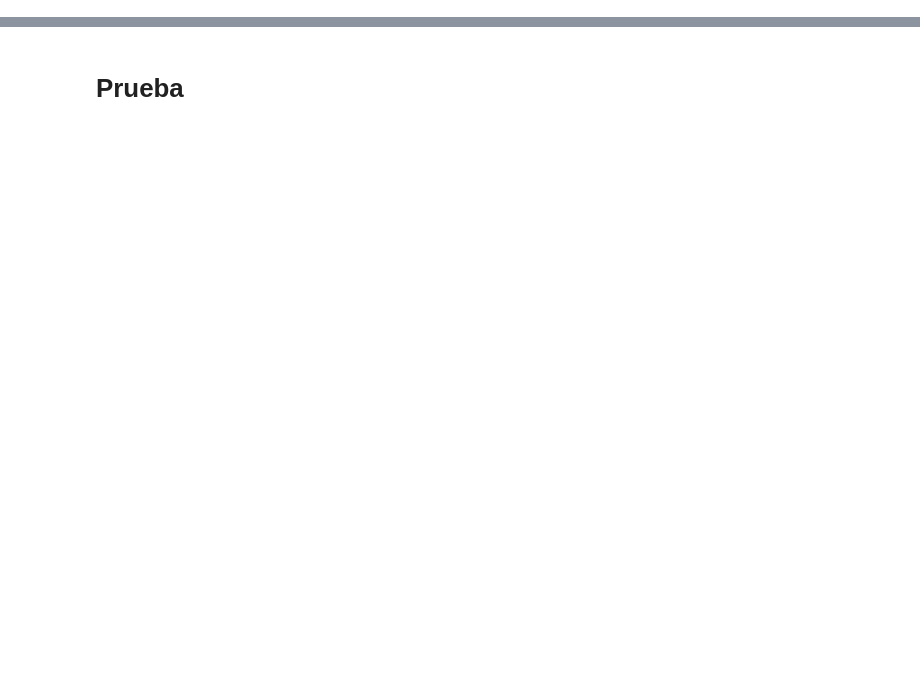
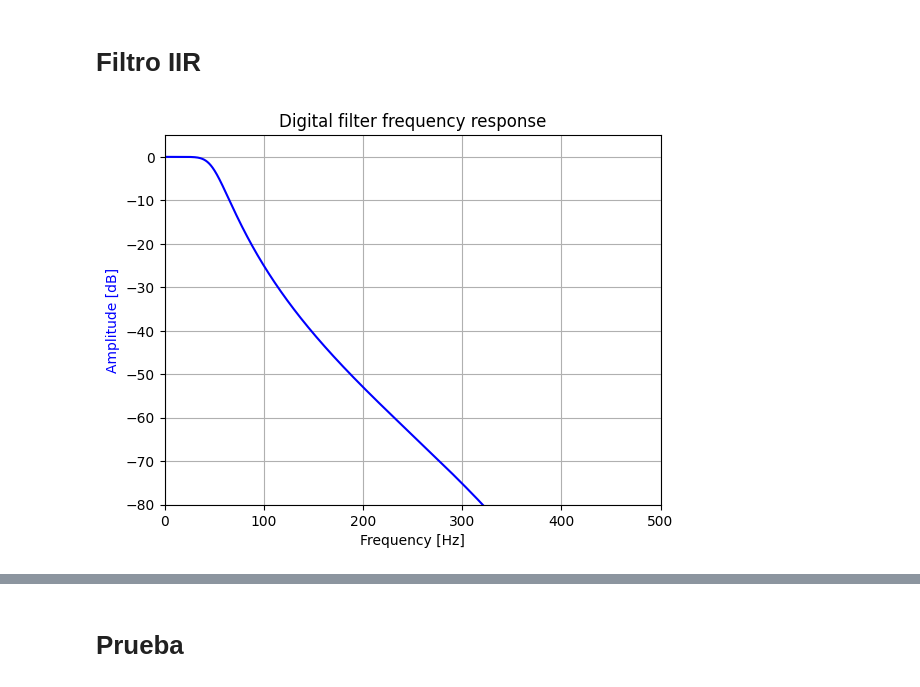
Before and after one commit to FernandoKle/arduino_FIR_IIR_test, a Jupyter notebook: test_FIR_puerto_serie.ipynb, the cells around one changed output, grey strips where cells are left out. Cells and saved outputs as stored; diff of their text form; code cells hidden in the pictures; blank space fills up the shorter version.

```diff
--- a/test_FIR_puerto_serie.ipynb
+++ b/test_FIR_puerto_serie.ipynb
@@ -54,0 +47,27 @@ for val in taps:
+# %% [markdown]
+# Filtro IIR
+# %%
+# Filter specifications
+fs = 1000 # Sample rate, Hz
+cutoff = 50 # Cutoff frequency, Hz
+order = 4 # Filter order
+
+# Compute the filter coefficients using the Butterworth filter design function
+b, a = butter(order, cutoff/(0.5*fs), btype='low')
+
+# Compute the frequency response of the filter
+w, h = freqz(b, a, worN=2000)
+
+# Plot the frequency response
+fig, ax1 = plt.subplots()
+ax1.set_title('Digital filter frequency response')
+ax1.plot(0.5*fs*w/np.pi, 20*np.log10(np.abs(h)), 'b')
+ax1.set_ylabel('Amplitude [dB]', color='b')
+ax1.set_xlabel('Frequency [Hz]')
+ax1.set_ylim([-80, 5])
+ax1.set_xlim([0, 0.5*fs])
+ax1.grid()
+
+plt.show()
+# %% [output]
+[figure, added]
```
Also changed, not shown: parts of 8 cells of this notebook, 4 other files.
